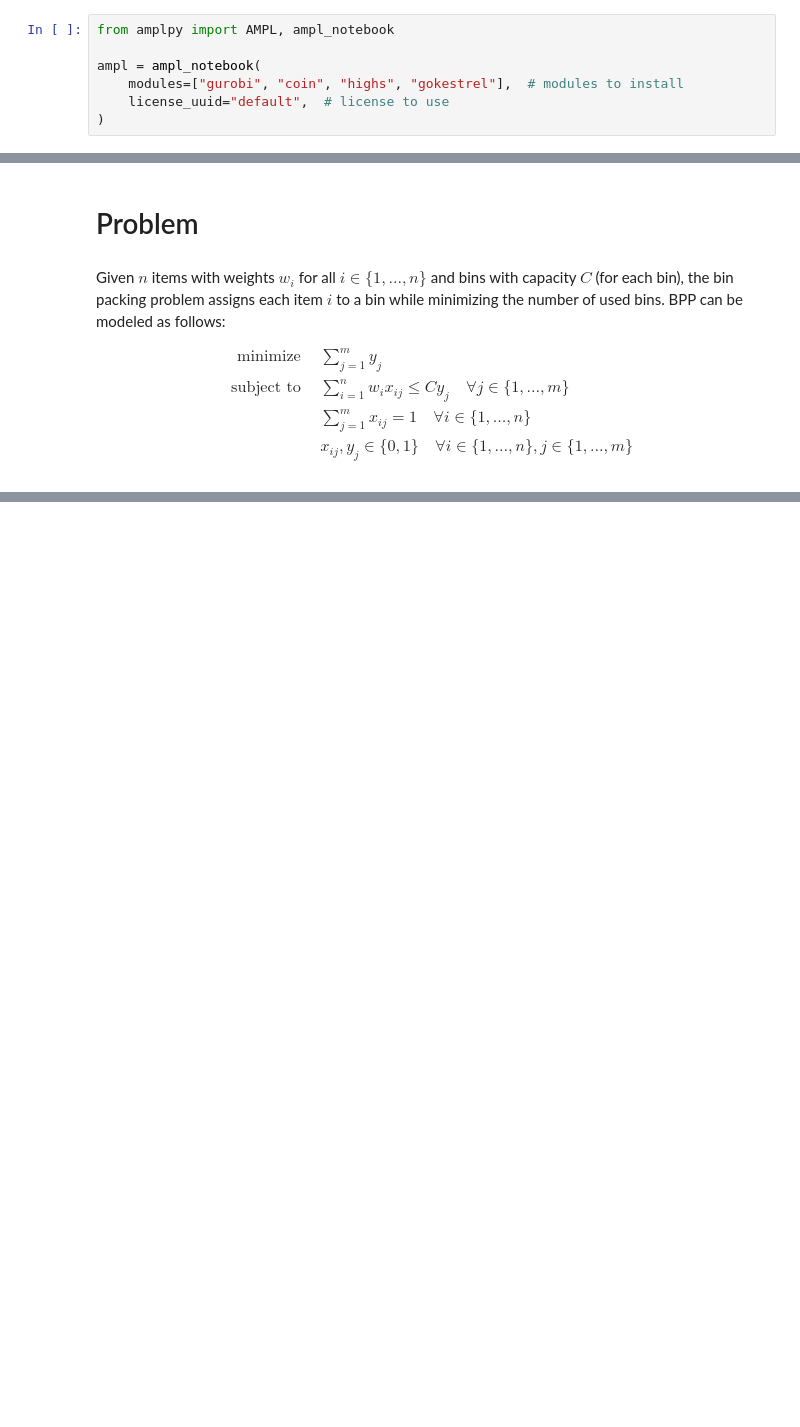
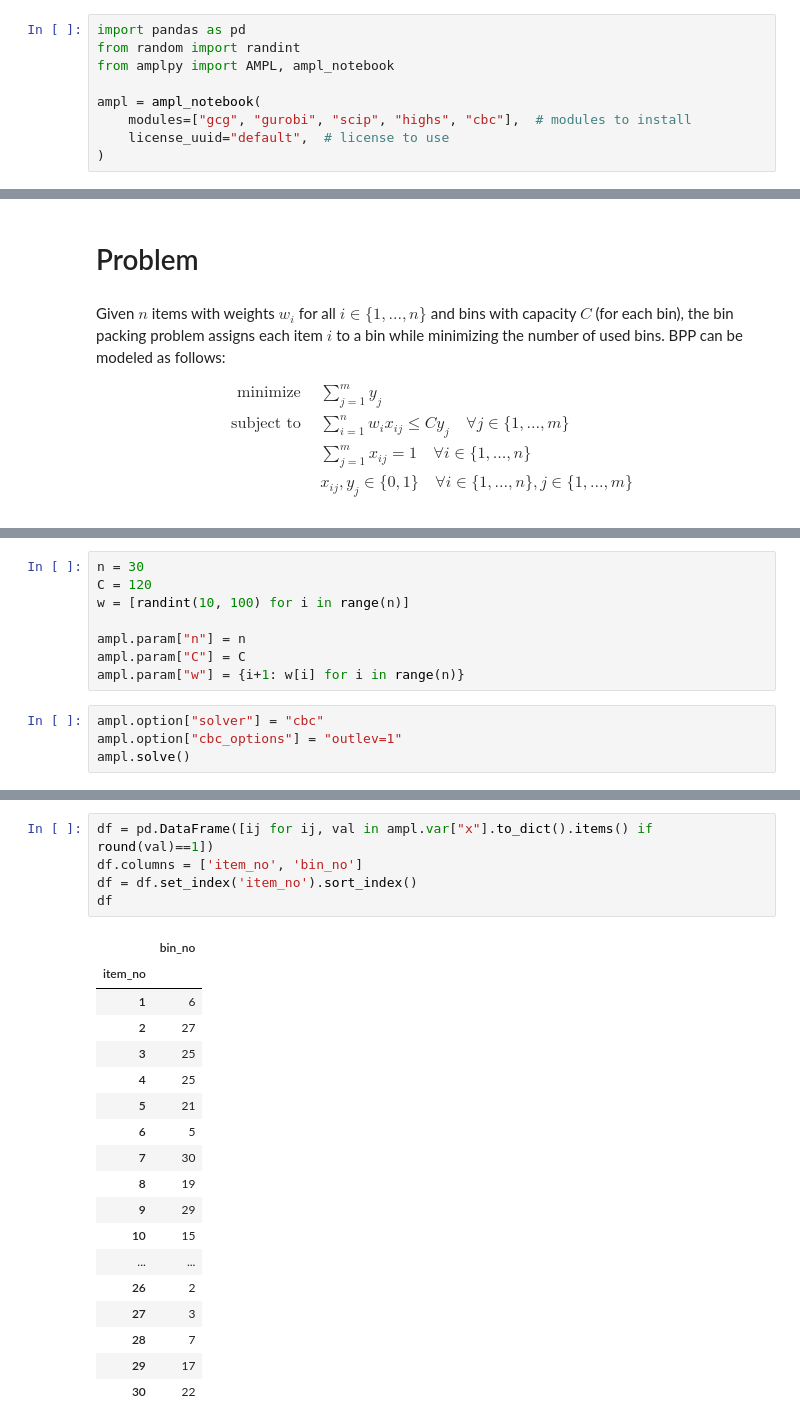
Before and after one commit to geodesic7/Learn_AMPL, a Jupyter notebook: bin_packing_problem.ipynb, the cells around one changed output, grey strips where cells are left out. Cells and saved outputs as stored; diff of their text form; blank space fills up the shorter version.

```diff
--- a/bin_packing_problem.ipynb
+++ b/bin_packing_problem.ipynb
@@ -3,10 +3,12 @@ Referance: https://colab.research.google.com/github/ampl/colab.ampl.com/blob/mas
 # %%
 %pip install -q amplpy
 # %%
+import pandas as pd
+from random import randint
 from amplpy import AMPL, ampl_notebook
 
 ampl = ampl_notebook(
-    modules=["gurobi", "coin", "highs", "gokestrel"],  # modules to install
+    modules=["gcg", "gurobi", "scip", "highs", "cbc"],  # modules to install
     license_uuid="default",  # license to use
 )
 # %% [output]
@@ -57,0 +58,12 @@ subject to m_Allocate {i in I}:
+# %%
+n = 30
+C = 120
+w = [randint(10, 100) for i in range(n)]
+
+ampl.param["n"] = n
+ampl.param["C"] = C
+ampl.param["w"] = {i+1: w[i] for i in range(n)}
+# %%
+ampl.option["solver"] = "cbc"
+ampl.option["cbc_options"] = "outlev=1"
+ampl.solve()
@@ -57,0 +88,24 @@ subject to m_Allocate {i in I}:
+# %%
+df = pd.DataFrame([ij for ij, val in ampl.var["x"].to_dict().items() if round(val)==1])
+df.columns = ['item_no', 'bin_no']
+df = df.set_index('item_no').sort_index()
+df
+# %% [output]
+|  | bin_no |
+| item_no |  |
+| 1 | 6 |
+| 2 | 27 |
+| 3 | 25 |
+| 4 | 25 |
+| 5 | 21 |
+| 6 | 5 |
+| 7 | 30 |
+| 8 | 19 |
+| 9 | 29 |
+| 10 | 15 |
+| ... | ... |
+| 26 | 2 |
+| 27 | 3 |
+| 28 | 7 |
+| 29 | 17 |
+| 30 | 22 |
```
Also changed, not shown: parts of 8 cells of this notebook.
